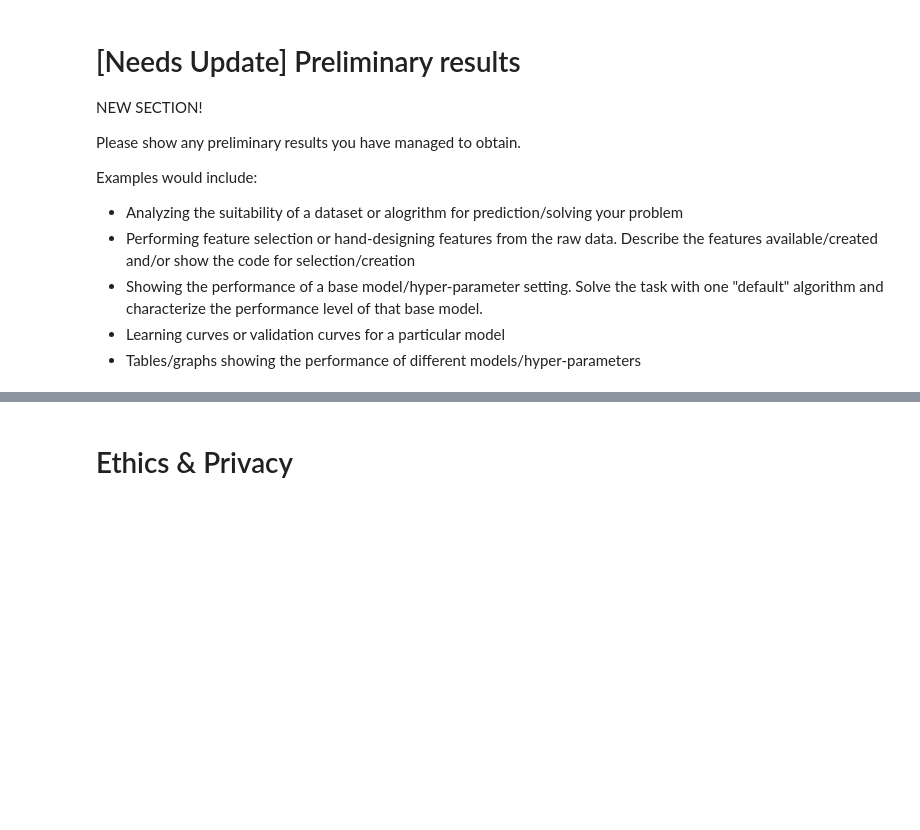
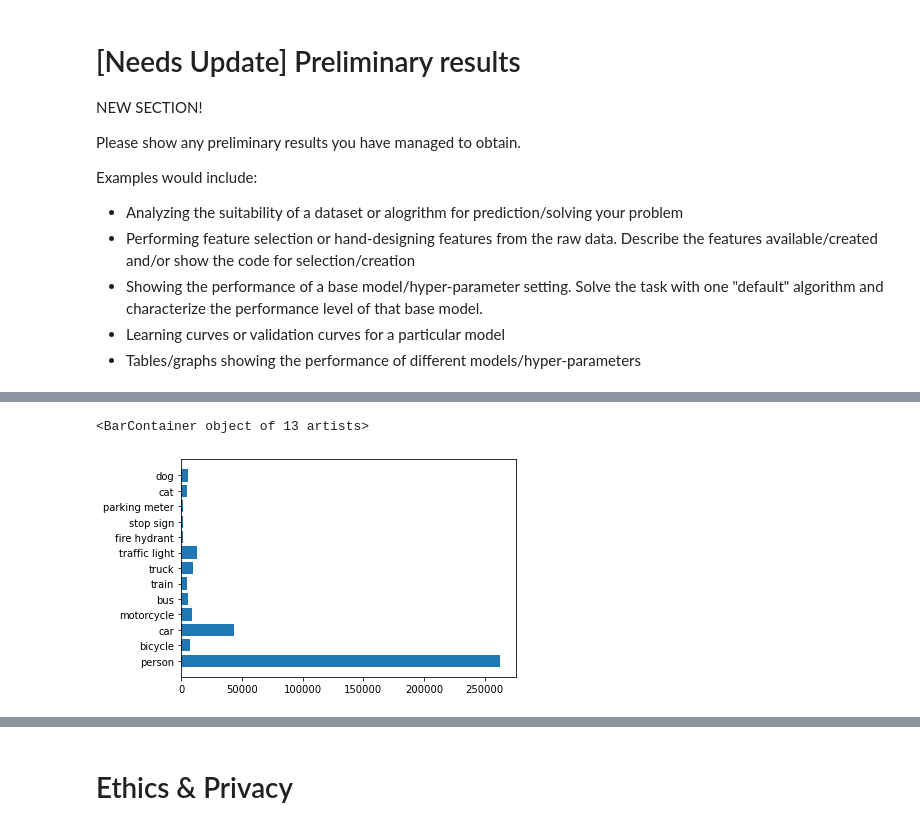
Before and after one commit to COGS118A/Group048-Sp22, a Jupyter notebook: Checkpoint_group048.ipynb, the cells around one changed output, grey strips where cells are left out. Saved outputs shown, nothing was run; the diff lists cells and outputs as text; code cells hidden in the pictures; blank space fills up the shorter version.

```diff
--- a/Checkpoint_group048.ipynb
+++ b/Checkpoint_group048.ipynb
@@ -70,0 +78,20 @@ Examples would include:
+# %%
+anot_path = "coco-2017/raw/instances_train2017.json"
+image_folder = "coco-2017/train/data"
+# %%
+with open(anot_path, 'r') as file:
+    data = json.load(file)
+    annotations = data['annotations']
+    cat_ids = [1,2,3,4,6,7,8,10,11,13,14,17,18]
+    counts = {}
+    for ann in annotations:
+        if ann['category_id'] in cat_ids:
+            if ann['category_id'] in counts.keys():
+                counts[ann['category_id']] += 1
+            else:
+                counts[ann['category_id']] = 1
+# %%
+cat_names = ['person','bicycle','car','motorcycle','bus','train','truck','traffic light','fire hydrant','stop sign','parking meter','cat','dog']
+xs = []
+for id in cat_ids:
+    xs.append(counts[id])
@@ -70,0 +114,5 @@ Examples would include:
+# %%
+plt.barh(y=cat_names, width=xs)
+# %% [output]
+<BarContainer object of 13 artists>
+[figure, added]
```
Also changed, not shown: parts of 12 cells of this notebook.
